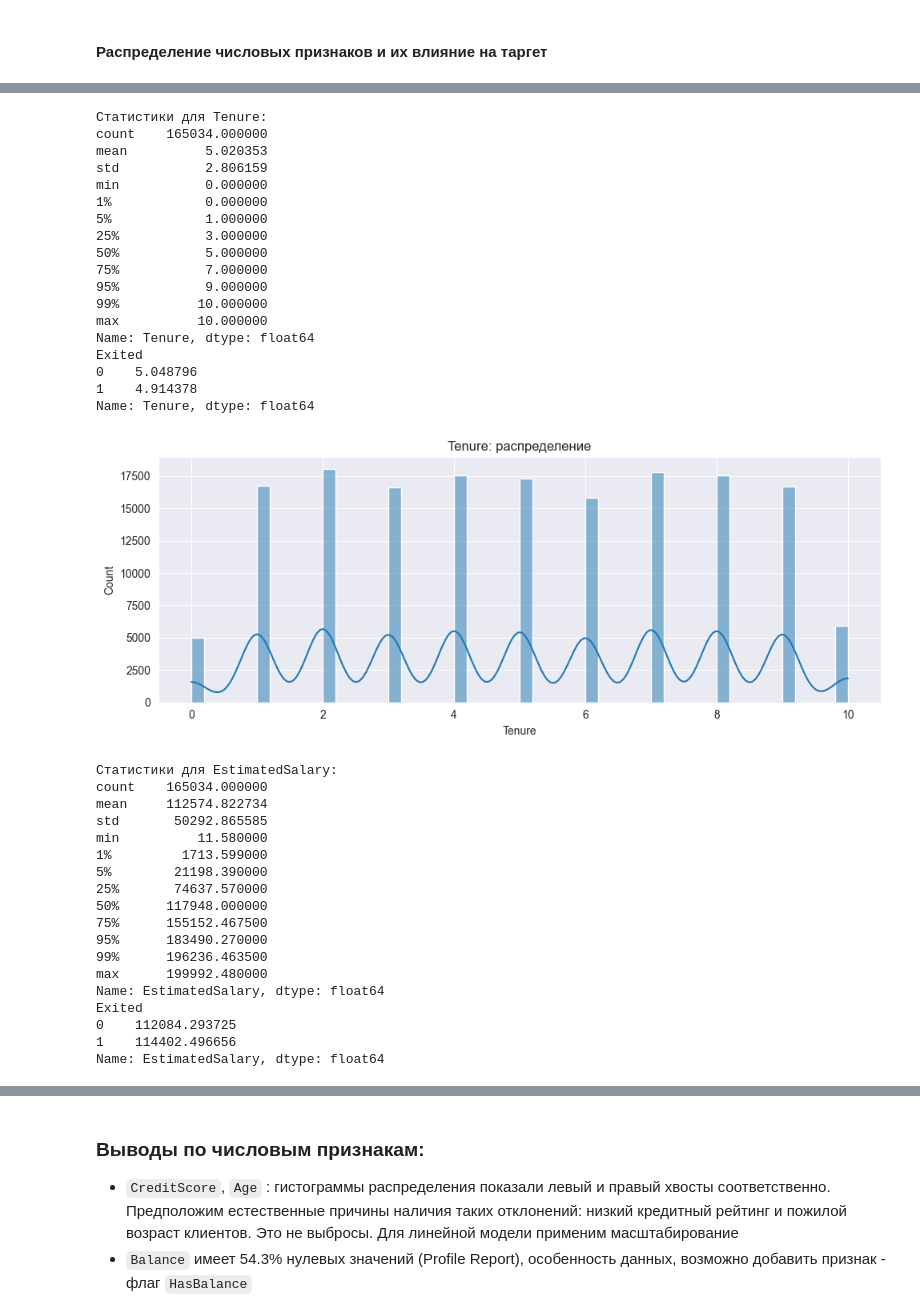
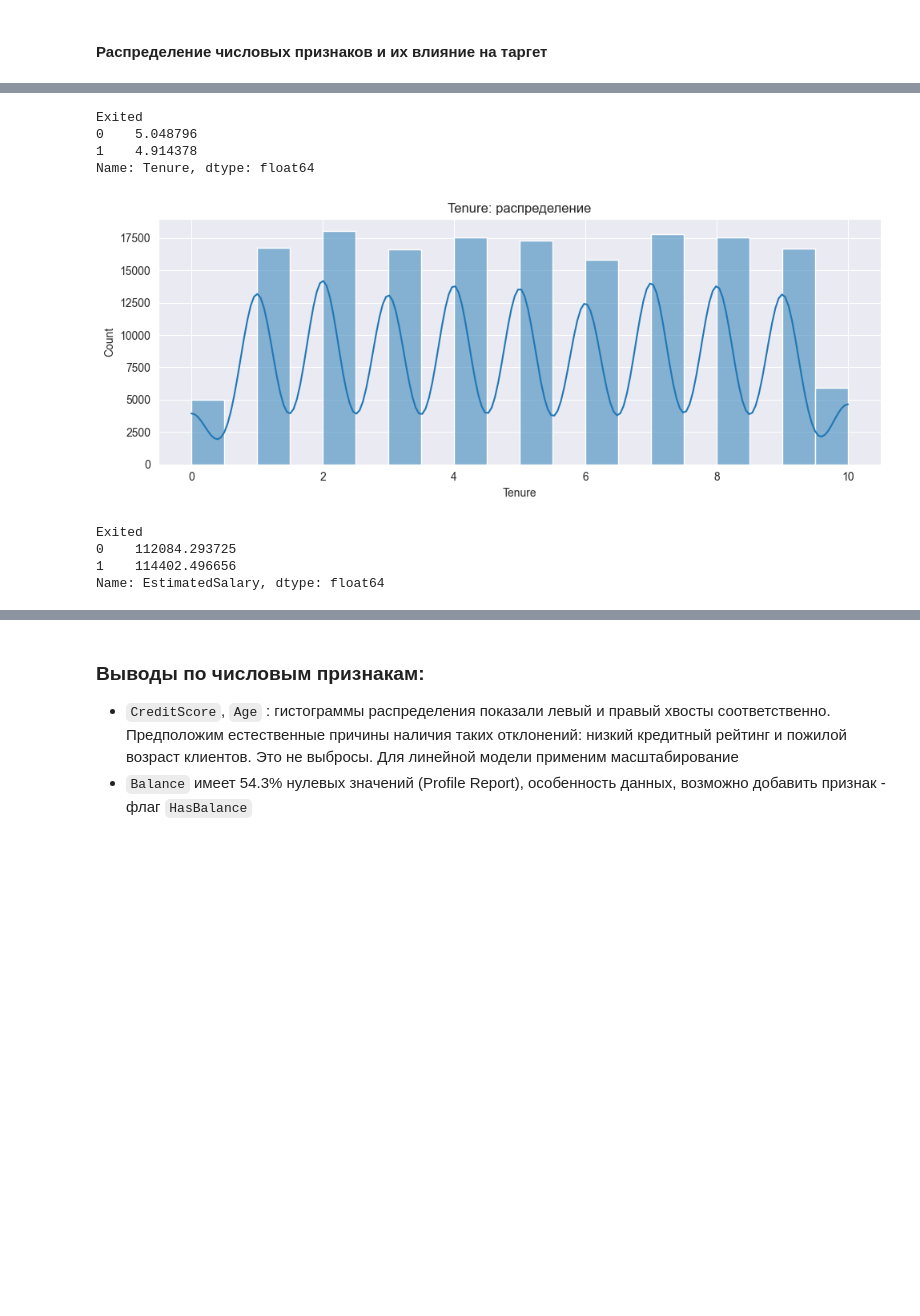
Before and after one commit to LinkiChmu/Bank_customer_churn_prediction, a Jupyter notebook: src/eda/eda.ipynb, the cells around one changed output, grey strips where cells are left out. Drawn from its saved outputs; the diff is of its cells as text; code cells hidden in the pictures; blank space fills up the shorter version.

```diff
--- a/src/eda/eda.ipynb
+++ b/src/eda/eda.ipynb
@@ -149,0 +149,16 @@ interval columns not set, guessing: ['CreditScore', 'Age', 'Tenure', 'Balance',
+# %%
+cat_cols = ['IsActiveMember', 'HasCrCard', 'Gender', 'NumOfProducts', 'Geography']
+fig, axes = plt.subplots(nrows=3, ncols=2, figsize=(10, 8))
+fig.suptitle("Распределние категориальных признаков")
+
+for ax, col in zip(axes.ravel(), cat_cols):
+    counts = X[col].value_counts()
+    ax.pie(counts,
+           labels=counts.index,
+           autopct='%1.1f%%',
+           shadow=True,)
+    ax.set_title(col)
+
+axes[2][1].axis('off') # Скрываем пустой шестой график
+plt.tight_layout(pad=1.5)
+plt.show()
@@ -149,0 +167,22 @@ interval columns not set, guessing: ['CreditScore', 'Age', 'Tenure', 'Balance',
+# %%
+for feature in cat_cols:
+    # Считаем % оттока по категориям
+    churn_rate = df.groupby(feature, observed=True)['Exited'].mean()
+
+    print((churn_rate * 100).round(2).astype(str) + '%')
+
+    plt.figure(figsize=(8, 4))
+    churn_rate.plot(kind='bar', edgecolor='black')
+
+    # Добавляем проценты на столбцы
+    for i, v in enumerate(churn_rate.values):
+        plt.text(i, v + 0.01, f'{v*100:.1f}%', ha='center', fontsize=9)
+
+    plt.title(f'% оттока по {feature}')
+    plt.xlabel(feature)
+    plt.ylabel('Доля ушедших')
+    plt.ylim(0, max(churn_rate.max() * 1.3, 0.5))
+    plt.grid(axis='y', alpha=0.3)
+    plt.xticks(rotation=0)
+    plt.tight_layout()
+    plt.show()
@@ -189,14 +266,11 @@ plt.show()
 #### Распределение числовых признаков и их влияние на таргет
 # %%
 for feature in num_cols:
-    print(f'Статистики для {feature}:')
-    print(X[feature].describe(percentiles=[.01, .05, .25, .5, .75, .95, .99]))
-
     # Проверка: отличается ли средний показатель у ушедших/оставшихся?
     print(df.groupby('Exited')[feature].mean())
 
     plt.figure(figsize=(10, 4))
-    sns.histplot(X[feature], bins=50, kde=True)
+    sns.histplot(X[feature], bins=20, kde=True)
     plt.title(f'{feature}: распределение')
     plt.xlabel(feature)
     plt.tight_layout()
@@ -243,36 +289,8 @@ Name: Age, dtype: float64
-Статистики для Tenure:
-count    165034.000000
-mean          5.020353
-std           2.806159
-min           0.000000
-1%            0.000000
-5%            1.000000
-25%           3.000000
-50%           5.000000
-75%           7.000000
-95%           9.000000
-99%          10.000000
-max          10.000000
-Name: Tenure, dtype: float64
 Exited
 0    5.048796
 1    4.914378
 Name: Tenure, dtype: float64
-[figure, old version]
+[figure, new version]
-Статистики для EstimatedSalary:
-count    165034.000000
-mean     112574.822734
-std       50292.865585
-min          11.580000
-1%         1713.599000
-5%        21198.390000
-25%       74637.570000
-50%      117948.000000
-75%      155152.467500
-95%      183490.270000
-99%      196236.463500
-max      199992.480000
-Name: EstimatedSalary, dtype: float64
 Exited
 0    112084.293725
 1    114402.496656
```
Also changed, not shown: parts of 16 cells of this notebook.
